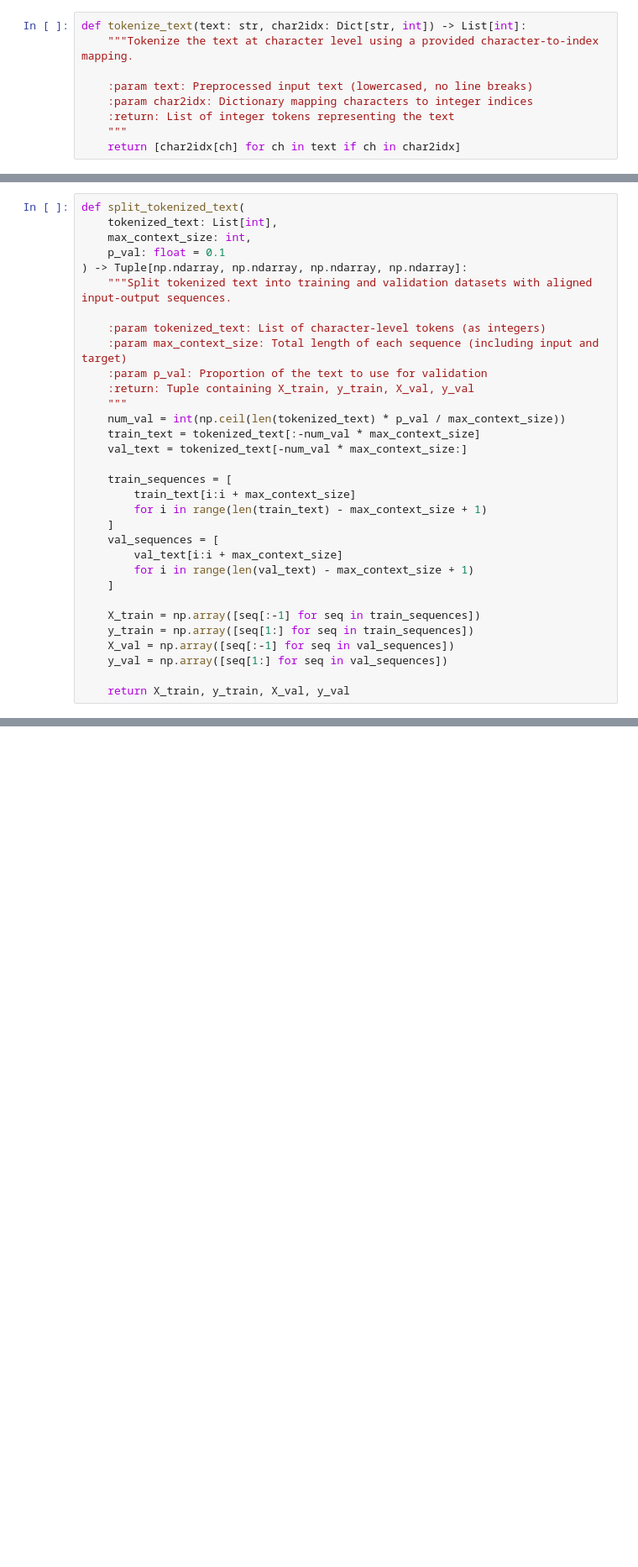
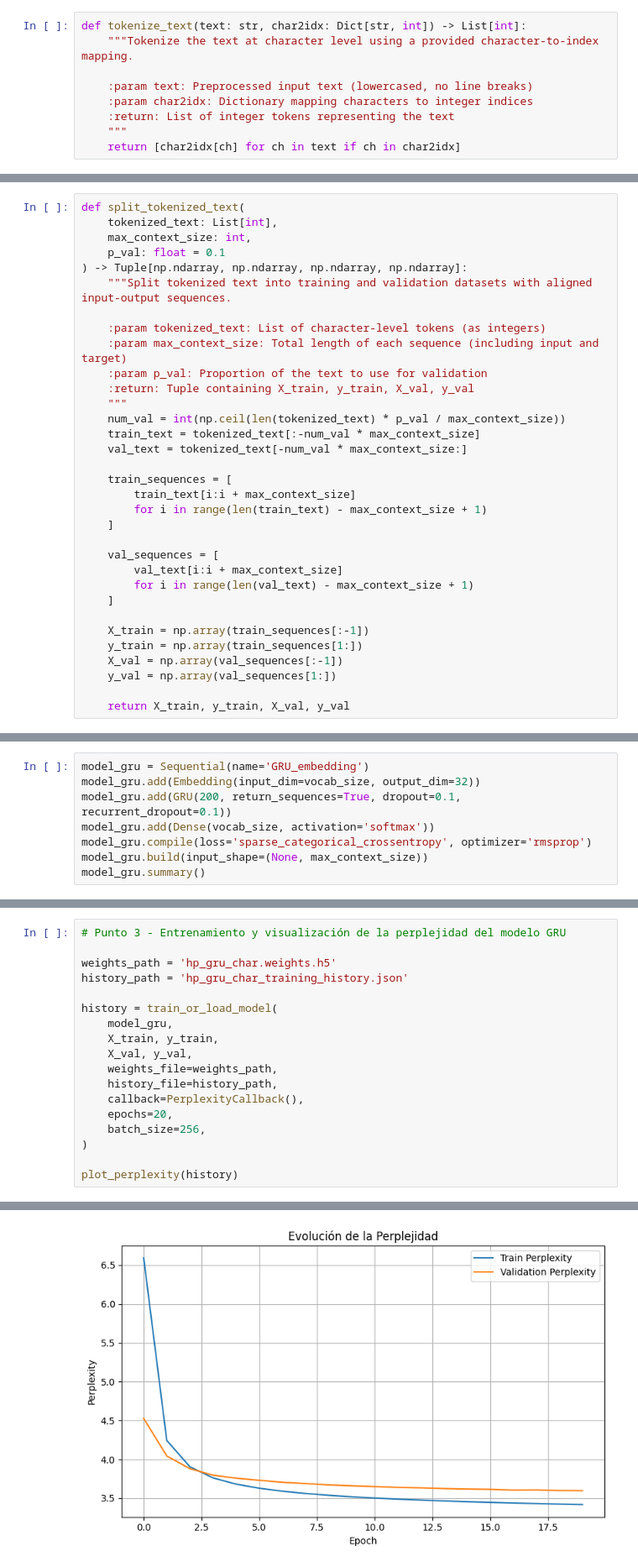
Before and after one commit to pidg64/ceia-18co2024-pln, a Jupyter notebook: Desafio 3/desafio_3.ipynb, the cells around one changed output, grey strips where cells are left out. Shown at 84% size. Drawn from its saved outputs; the diff is of its cells as text; blank space fills up the shorter version.

```diff
--- a/Desafio 3/desafio_3.ipynb
+++ b/Desafio 3/desafio_3.ipynb
@@ -115,15 +121,16 @@ def split_tokenized_text(
         train_text[i:i + max_context_size]
         for i in range(len(train_text) - max_context_size + 1)
     ]
+
     val_sequences = [
         val_text[i:i + max_context_size]
         for i in range(len(val_text) - max_context_size + 1)
     ]
 
-    X_train = np.array([seq[:-1] for seq in train_sequences])
-    y_train = np.array([seq[1:] for seq in train_sequences])
-    X_val = np.array([seq[:-1] for seq in val_sequences])
-    y_val = np.array([seq[1:] for seq in val_sequences])
+    X_train = np.array(train_sequences[:-1])
+    y_train = np.array(train_sequences[1:])
+    X_val = np.array(val_sequences[:-1])
+    y_val = np.array(val_sequences[1:])
 
     return X_train, y_train, X_val, y_val
 # %% [markdown]
@@ -261,0 +538,8 @@ Cargando historial de entrenamiento desde hp_simplernn_char_training_history.jso
+# %%
+model_gru = Sequential(name='GRU_embedding')
+model_gru.add(Embedding(input_dim=vocab_size, output_dim=32))
+model_gru.add(GRU(200, return_sequences=True, dropout=0.1, recurrent_dropout=0.1))
+model_gru.add(Dense(vocab_size, activation='softmax'))
+model_gru.compile(loss='sparse_categorical_crossentropy', optimizer='rmsprop')
+model_gru.build(input_shape=(None, max_context_size))
+model_gru.summary()
@@ -261,0 +560,19 @@ Cargando historial de entrenamiento desde hp_simplernn_char_training_history.jso
+# %%
+# Punto 3 - Entrenamiento y visualización de la perplejidad del modelo GRU
+
+weights_path = 'hp_gru_char.weights.h5'
+history_path = 'hp_gru_char_training_history.json'
+
+history = train_or_load_model(
+    model_gru,
+    X_train, y_train,
+    X_val, y_val,
+    weights_file=weights_path,
+    history_file=history_path,
+    callback=PerplexityCallback(),
+    epochs=20,
+    batch_size=256,
+)
+
+plot_perplexity(history)
+# %% [output]
@@ -261,0 +581 @@ Cargando historial de entrenamiento desde hp_simplernn_char_training_history.jso
+[figure, added]
```
Also changed, not shown: parts of 59 cells of this notebook, 6 other files.
